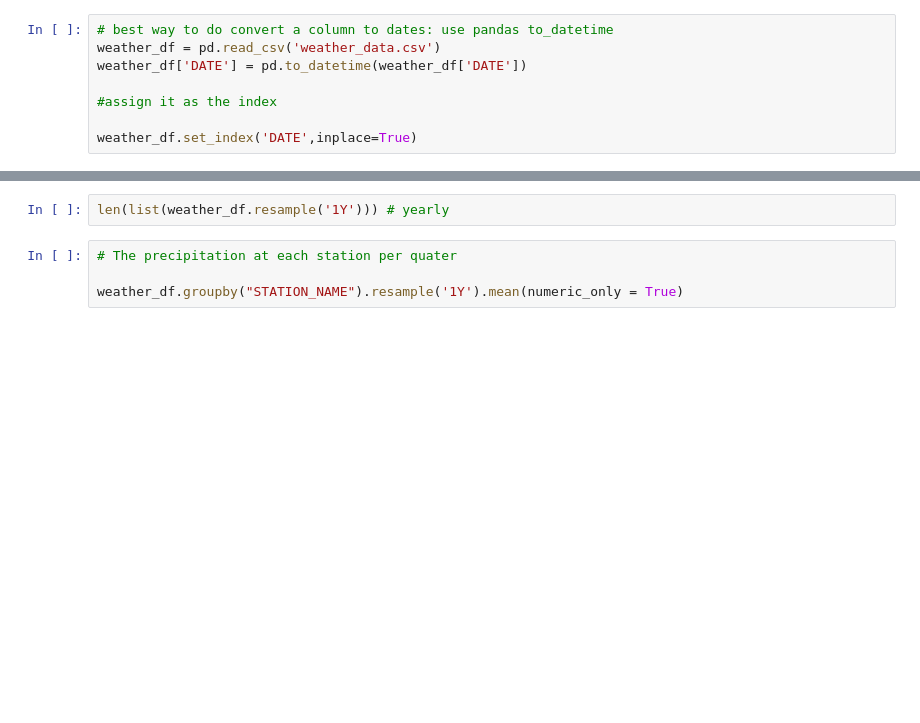
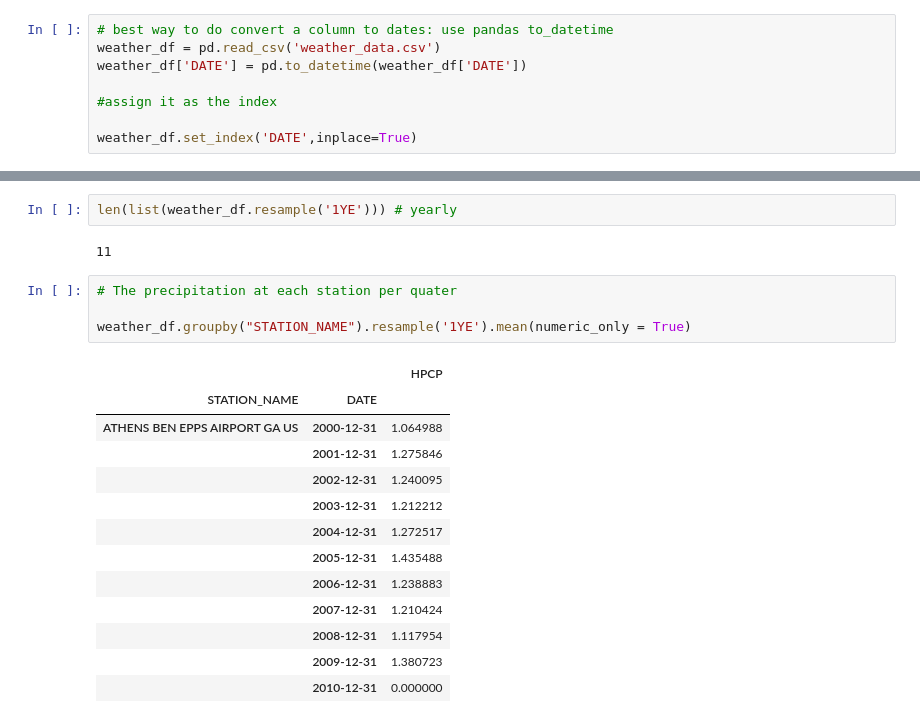
Before and after one commit to rukangu/info2000fa24Classwork, a Jupyter notebook: pandas/pandas_student_weather_analysis_grouping.ipynb, the cells around one changed output, grey strips where cells are left out. Cells and saved outputs as stored; diff of their text form; blank space fills up the shorter version.

```diff
--- a/pandas/pandas_student_weather_analysis_grouping.ipynb
+++ b/pandas/pandas_student_weather_analysis_grouping.ipynb
@@ -377,6 +605,22 @@ weather_df.resample('5Y').mean(numeric_only=True) # we can also resample on time
 # %%
-len(list(weather_df.resample('1Y'))) # yearly
+len(list(weather_df.resample('1YE'))) # yearly
+# %% [output]
+11
 # %%
 # The precipitation at each station per quater
 
-weather_df.groupby("STATION_NAME").resample('1Y').mean(numeric_only = True)
+weather_df.groupby("STATION_NAME").resample('1YE').mean(numeric_only = True)
+# %% [output]
+|  |  | HPCP |
+| STATION_NAME | DATE |  |
+| ATHENS BEN EPPS AIRPORT GA US | 2000-12-31 | 1.064988 |
+|  | 2001-12-31 | 1.275846 |
+|  | 2002-12-31 | 1.240095 |
+|  | 2003-12-31 | 1.212212 |
+|  | 2004-12-31 | 1.272517 |
+|  | 2005-12-31 | 1.435488 |
+|  | 2006-12-31 | 1.238883 |
+|  | 2007-12-31 | 1.210424 |
+|  | 2008-12-31 | 1.117954 |
+|  | 2009-12-31 | 1.380723 |
+|  | 2010-12-31 | 0.000000 |
```
Also changed, not shown: parts of 24 cells of this notebook, 3 other files.
